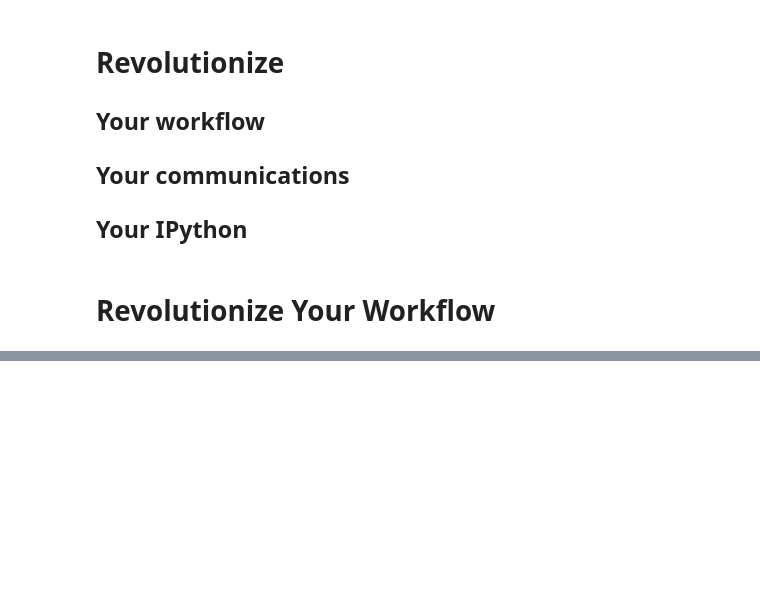
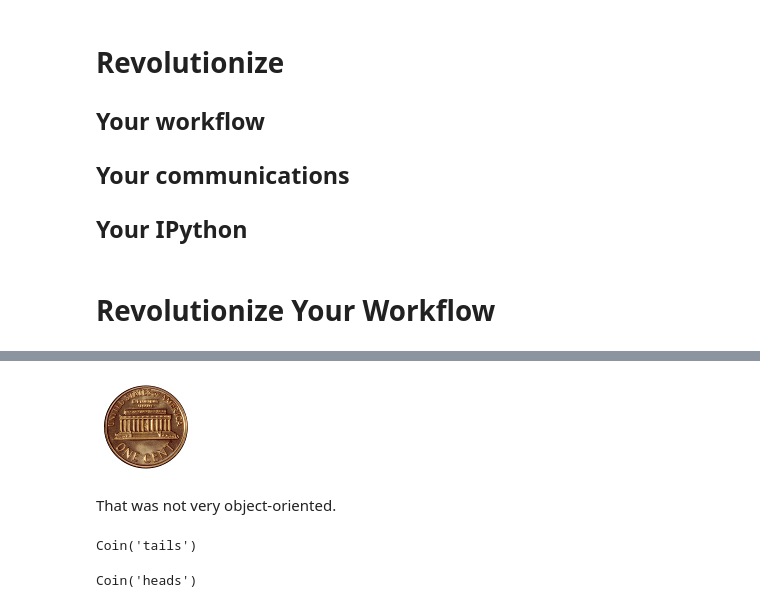
Before and after one commit to catherinedevlin/ipython-pyohio2013-talk, a Jupyter notebook: presentation.ipynb, the cells around one changed output, grey strips where cells are left out. Saved outputs shown, nothing was run; the diff lists cells and outputs as text; code cells hidden in the pictures; blank space fills up the shorter version.

```diff
--- a/presentation.ipynb
+++ b/presentation.ipynb
@@ -43,0 +152,17 @@ Your IPython
+# %%
+import random
+
+class Coin(object):
+    def __init__(self, state=None):
+        if state in ('heads', 'tails'):
+            self.state = state
+        else:
+            self.flip()
+    def flip(self):
+        self.state = random.choice(('heads', 'tails'))
+    def __repr__(self):
+        return "Coin('%s')" % self.state
+
+
+coin = Coin()
+coin
@@ -43,0 +173,14 @@ Your IPython
+# %%
+from IPython.display import Image
+
+coin.flip()
+if coin.state == 'heads':
+    i = Image('images/CENT_OBJ.jpg')
+else:
+    i = Image('images/CENT_REV.jpg')
+# %%
+i
+# %% [output]
+[figure, added]
+# %% [markdown]
+That was not very object-oriented.
@@ -43,0 +201,4 @@ Your IPython
+# %%
+Coin()
+# %% [output]
+Coin('tails')
@@ -43,0 +219,4 @@ Your IPython
+# %%
+Coin()
+# %% [output]
+Coin('heads')
```
Also changed, not shown: parts of 62 cells of this notebook, 7 other files.
